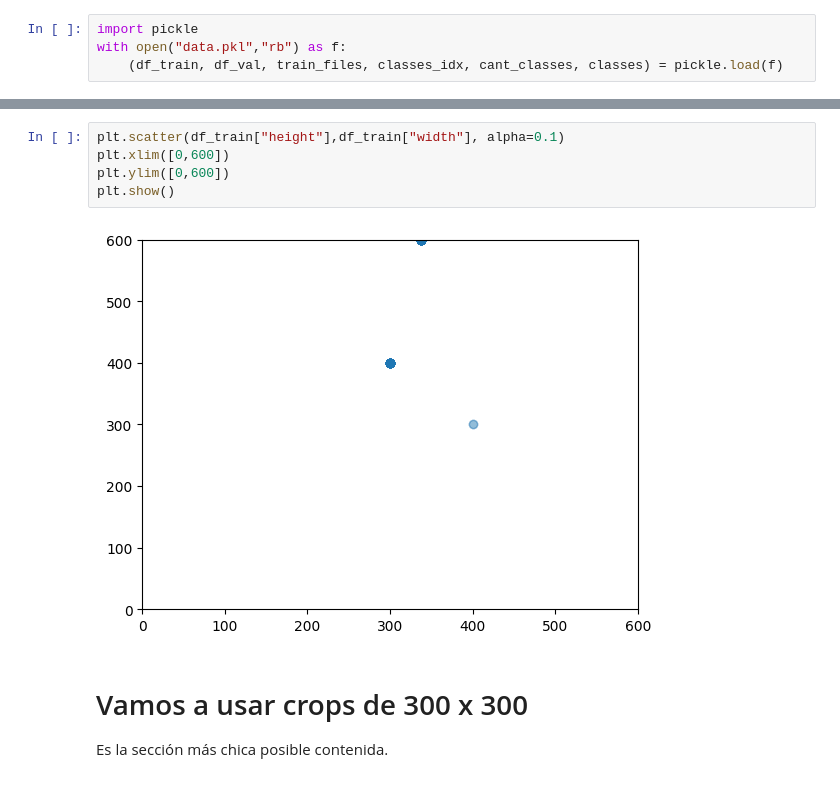
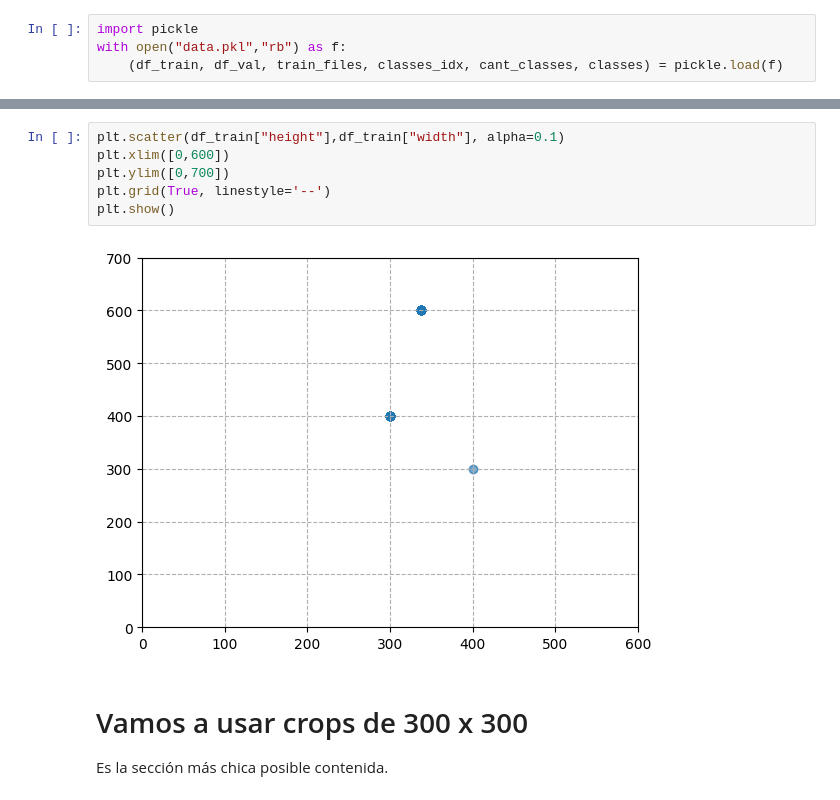
Before and after one commit to Cande-Gioia/YOLO-Fruits-TP, a Jupyter notebook: 1 - Tamaño Crops .ipynb, the cells around one changed output, grey strips where cells are left out. Cells and saved outputs as stored; diff of their text form.

```diff
--- a/1 - Tamaño Crops .ipynb
+++ b/1 - Tamaño Crops .ipynb
@@ -30,10 +69,11 @@ plt.show()
 # %%
 plt.scatter(df_train["height"],df_train["width"], alpha=0.1)
 plt.xlim([0,600])
-plt.ylim([0,600])
+plt.ylim([0,700])
+plt.grid(True, linestyle='--')
 plt.show()
 # %% [output]
-[figure, old version]
+[figure, new version]
 # %% [markdown]
 # Vamos a usar crops de 300 x 300
 Es la sección más chica posible contenida.
```
Also changed, not shown: parts of 4 cells of this notebook, 2 other files.
